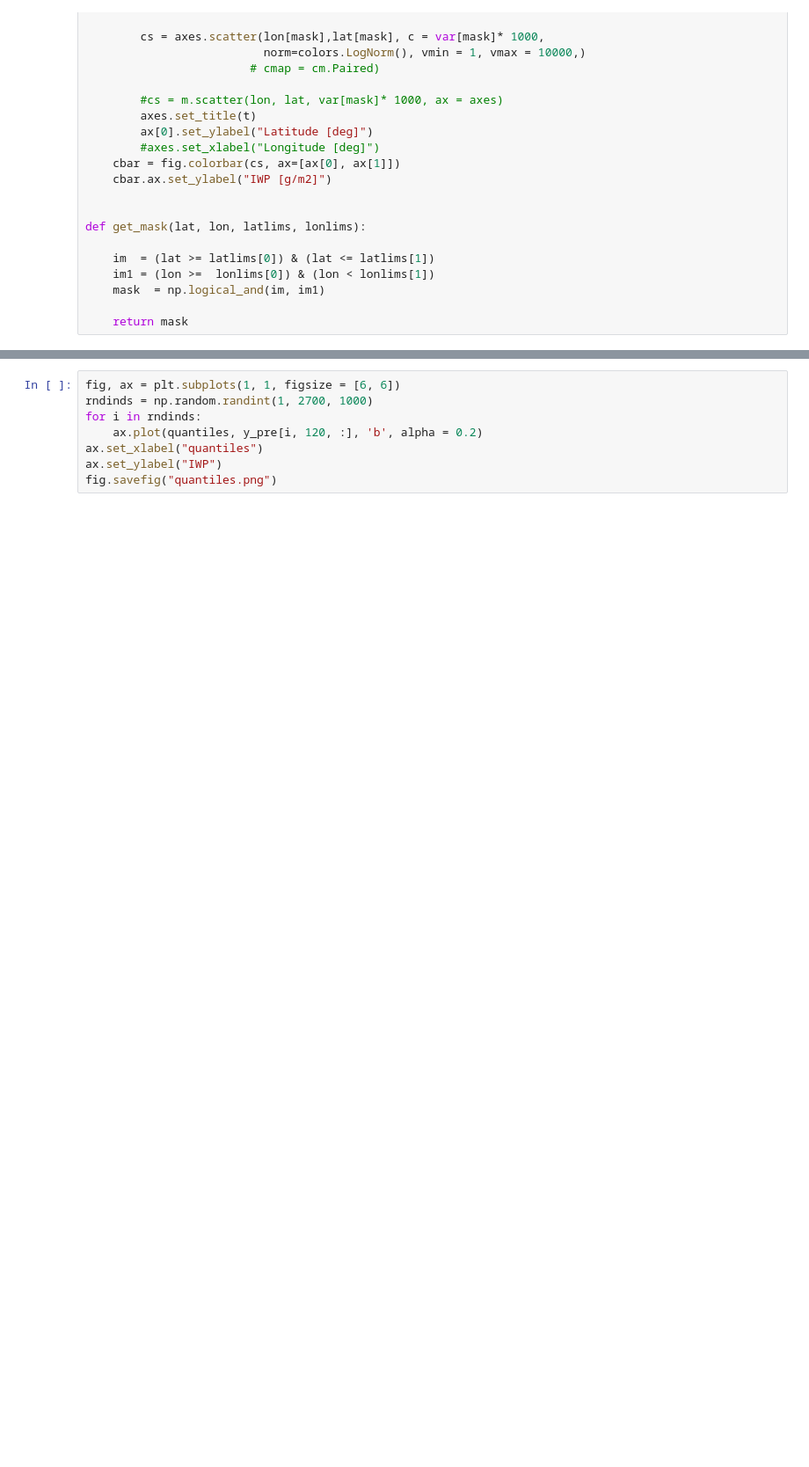
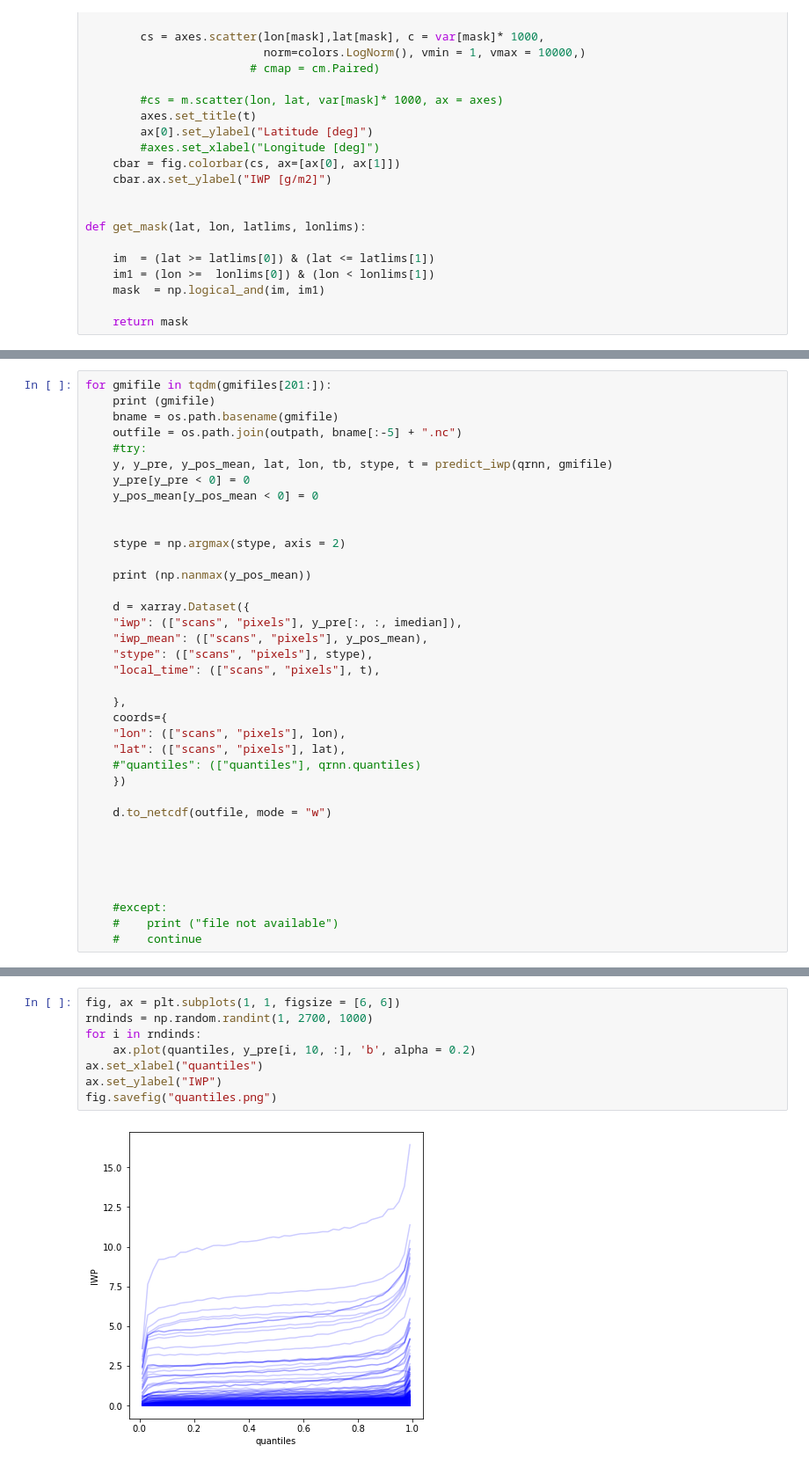
Before and after one commit to SEE-GEO/Radar2Tb, a Jupyter notebook: notebooks/qrnn_analysis-IWP-nn.ipynb, the cells around one changed output, grey strips where cells are left out. Shown: that part at 88% size. Saved outputs shown, nothing was run; the diff lists cells and outputs as text; blank space fills up the shorter version.

```diff
--- a/notebooks/qrnn_analysis-IWP-nn.ipynb
+++ b/notebooks/qrnn_analysis-IWP-nn.ipynb
@@ -218,0 +167,37 @@ validation_data    = gmiSatData(gmi_s,
+# %%
+for gmifile in tqdm(gmifiles[201:]):
+    print (gmifile)
+    bname = os.path.basename(gmifile)
+    outfile = os.path.join(outpath, bname[:-5] + ".nc")
+    #try:
+    y, y_pre, y_pos_mean, lat, lon, tb, stype, t = predict_iwp(qrnn, gmifile)
+    y_pre[y_pre < 0] = 0
+    y_pos_mean[y_pos_mean < 0] = 0
+
+
+    stype = np.argmax(stype, axis = 2)
+
+    print (np.nanmax(y_pos_mean))
+
+    d = xarray.Dataset({
+    "iwp": (["scans", "pixels"], y_pre[:, :, imedian]),
+    "iwp_mean": (["scans", "pixels"], y_pos_mean),
+    "stype": (["scans", "pixels"], stype),
+    "local_time": (["scans", "pixels"], t),
+
+    },
+    coords={
+    "lon": (["scans", "pixels"], lon),
+    "lat": (["scans", "pixels"], lat),
+    #"quantiles": (["quantiles"], qrnn.quantiles)
+    })
+
+    d.to_netcdf(outfile, mode = "w")
+
+
+
+
+
+    #except:
+    #    print ("file not available")
+    #    continue
@@ -219,9 +230,11 @@ validation_data    = gmiSatData(gmi_s,
 # %%
 fig, ax = plt.subplots(1, 1, figsize = [6, 6])
 rndinds = np.random.randint(1, 2700, 1000)
 for i in rndinds:
-    ax.plot(quantiles, y_pre[i, 120, :], 'b', alpha = 0.2)
+    ax.plot(quantiles, y_pre[i, 10, :], 'b', alpha = 0.2)
 ax.set_xlabel("quantiles")
 ax.set_ylabel("IWP")
 fig.savefig("quantiles.png")
+# %% [output]
+[figure, added]
 # %%
```
Also changed, not shown: parts of 19 cells of this notebook, 3 other files.
